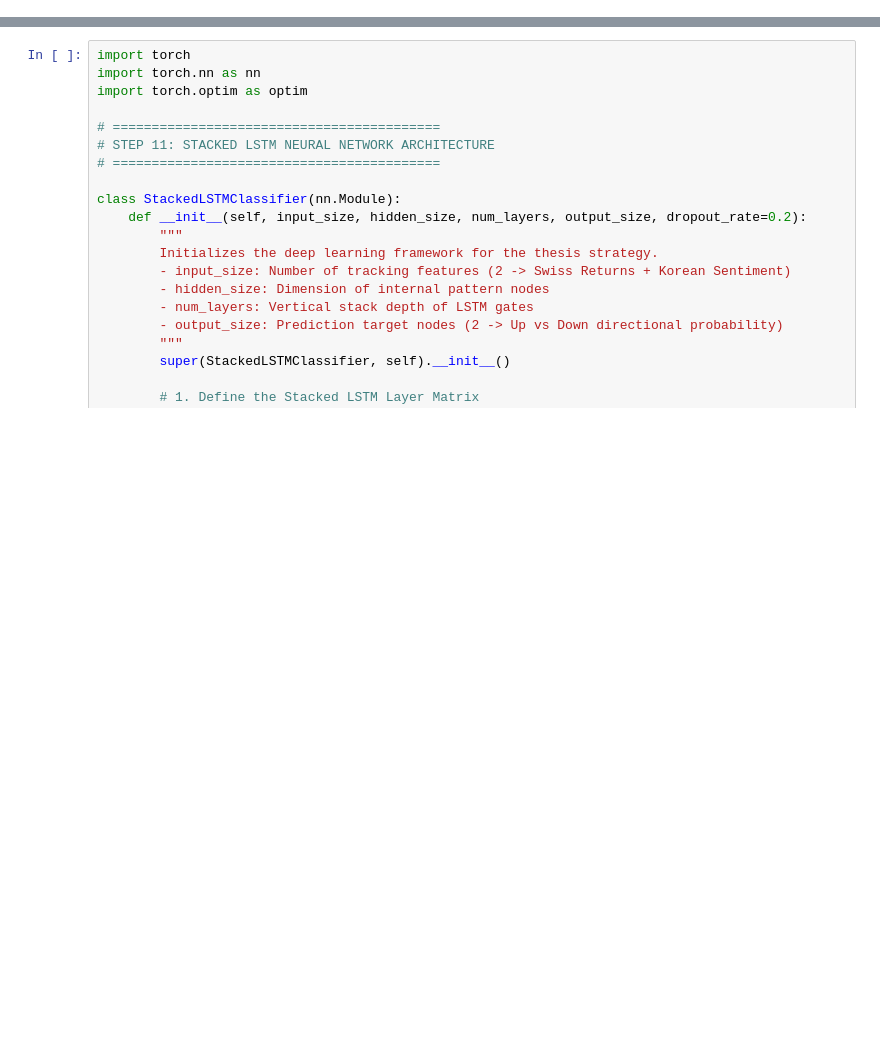
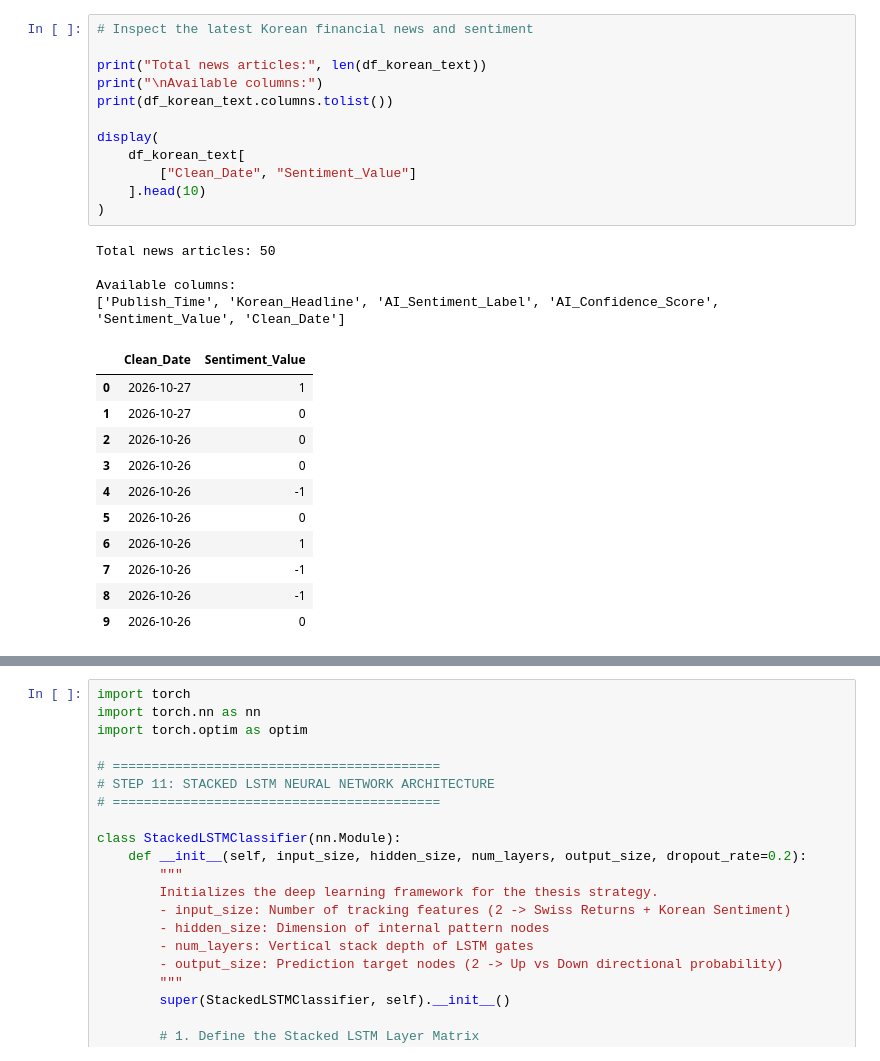
Before and after one commit to Wambura001/lstm-vs-finbert-algorithmic-trading, a Jupyter notebook: notebooks/01_test_download.ipynb, the cells around one changed output, grey strips where cells are left out. Drawn from its saved outputs; the diff is of its cells as text; blank space fills up the shorter version.

```diff
--- a/notebooks/01_test_download.ipynb
+++ b/notebooks/01_test_download.ipynb
@@ -394,0 +488,28 @@ Final Combined Dimensions: (178, 5) (Rows x Columns)
+# %%
+# Inspect the latest Korean financial news and sentiment
+
+print("Total news articles:", len(df_korean_text))
+print("\nAvailable columns:")
+print(df_korean_text.columns.tolist())
+
+display(
+    df_korean_text[
+        ["Clean_Date", "Sentiment_Value"]
+    ].head(10)
+)
+# %% [output]
+Total news articles: 50
+
+Available columns:
+['Publish_Time', 'Korean_Headline', 'AI_Sentiment_Label', 'AI_Confidence_Score', 'Sentiment_Value', 'Clean_Date']
+|  | Clean_Date | Sentiment_Value |
+| 0 | 2026-10-27 | 1 |
+| 1 | 2026-10-27 | 0 |
+| 2 | 2026-10-26 | 0 |
+| 3 | 2026-10-26 | 0 |
+| 4 | 2026-10-26 | -1 |
+| 5 | 2026-10-26 | 0 |
+| 6 | 2026-10-26 | 1 |
+| 7 | 2026-10-26 | -1 |
+| 8 | 2026-10-26 | -1 |
+| 9 | 2026-10-26 | 0 |
```
Also changed, not shown: parts of 15 cells of this notebook, 46 other files.
